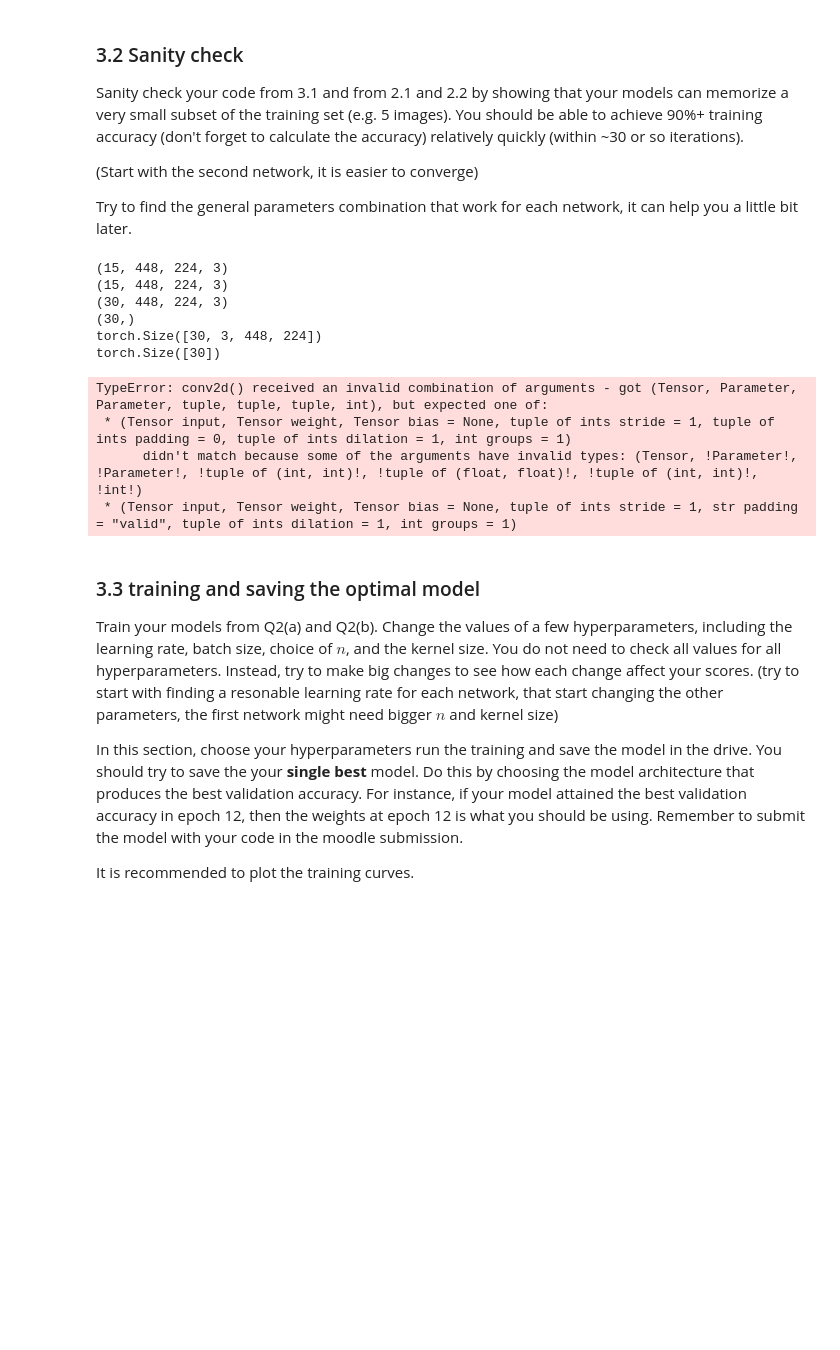
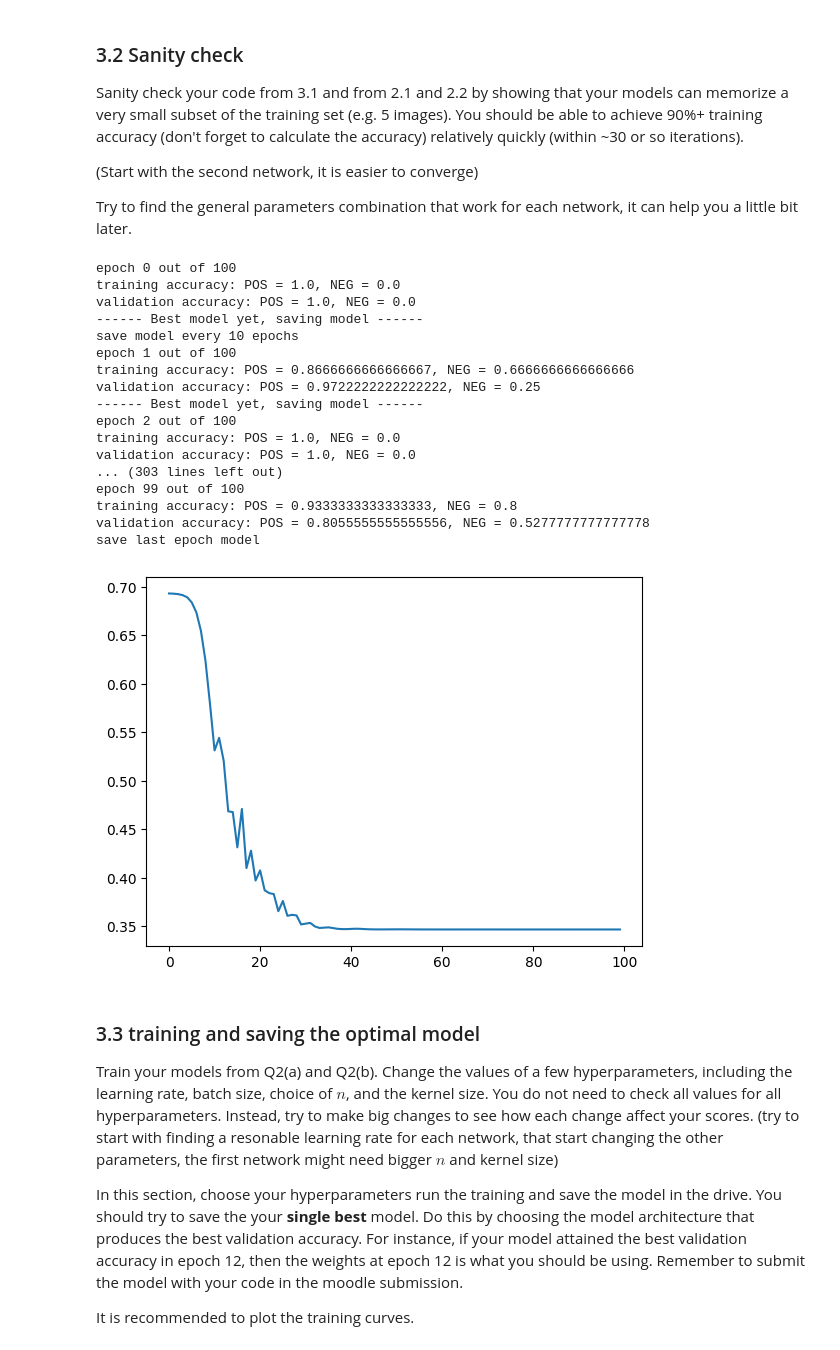
Before and after one commit to yanirMaymon/ML2024, a Jupyter notebook: Ass3/ML_DL_Assignment3.ipynb, the cells around one changed output. Cells and saved outputs as stored; diff of their text form; code cells hidden in the pictures; blank space fills up the shorter version.

```diff
--- a/Ass3/ML_DL_Assignment3.ipynb
+++ b/Ass3/ML_DL_Assignment3.ipynb
@@ -413,21 +439,3 @@ class CNN(nn.Module):
         out = F.softmax(out, dim=1)
 
         return out
-# %%
-CNN_model = CNN() # this has to be the blueprint for the model(don't add arguments)
-different_pair = generate_different_pair(train_data[:5,:,:,:,:,:])
-same_pair = generate_same_pair(train_data[:5,:,:,:,:,:])
-data = np.concatenate((same_pair, different_pair), axis=0)
-label = np.concatenate((np.ones(data.shape[0]//2), np.zeros(data.shape[0]//2)), axis=0)
-# Conversion from numpy array to torch tensor (if working with gpu also change device to gpu)
-data = torch.Tensor(data).permute(0,3,1,2)
-label = torch.Tensor(label).long()
-print(data.shape)
-print(label.shape)
-optimizer = optim.SGD(CNN_model.parameters(), lr=0.01, momentum=0.5, weight_decay=0.001)
-criterion = nn.CrossEntropyLoss()
-optimizer.zero_grad()
-output = CNN_model(data)
-loss = criterion(output, label)
-loss.backward()
-optimizer.step()
@@ -575,25 +562,36 @@ relatively quickly (within ~30 or so iterations).
 
 Try to find the general parameters combination that work for each network, it can help you a little bit later.
 # %%
-reload_functions()
-import ML_DL_Functions3
+# reload_functions()
+# import ML_DL_Functions3
 # Write your code here. Remember to include your results so that we can
 # CNNChannel_model = ML_DL_Functions3.CNNChannel() # this has to be the blueprint for the model(don't add arguments)
-CNN_model = ML_DL_Functions3.CNN() # this has to be the blueprint for the model(don't add arguments)
-train_model(CNN_model, train_data=train_data[:5,:,:,:,:,:], validation_data=valid_data[:5,:,:,:,:,:])
-
+CNNChannel_model = CNNChannel(n=6, kernel_size=5)
+trained_model, tr_acc, vl_acc, losses = train_model(CNNChannel_model, train_data=train_data[:5,:,:,:,:,:], validation_data=valid_data[:5,:,:,:,:,:],learning_rate=0.001,epochs=100,weight_decay=0)
 # see that your model attains a high training accuracy.
 # %% [output]
-(15, 448, 224, 3)
-(15, 448, 224, 3)
-(30, 448, 224, 3)
-(30,)
-torch.Size([30, 3, 448, 224])
-torch.Size([30])
+epoch 0 out of 100
+training accuracy: POS = 1.0, NEG = 0.0
+validation accuracy: POS = 1.0, NEG = 0.0
+------ Best model yet, saving model ------
+save model every 10 epochs
+epoch 1 out of 100
+training accuracy: POS = 0.8666666666666667, NEG = 0.6666666666666666
+validation accuracy: POS = 0.9722222222222222, NEG = 0.25
+------ Best model yet, saving model ------
+epoch 2 out of 100
+training accuracy: POS = 1.0, NEG = 0.0
+validation accuracy: POS = 1.0, NEG = 0.0
+... (303 lines left out)
+epoch 99 out of 100
+training accuracy: POS = 0.9333333333333333, NEG = 0.8
+validation accuracy: POS = 0.8055555555555556, NEG = 0.5277777777777778
+save last epoch model
-TypeError: conv2d() received an invalid combination of arguments - got (Tensor, Parameter, Parameter, tuple, tuple, tuple, int), but expected one of:
- * (Tensor input, Tensor weight, Tensor bias = None, tuple of ints stride = 1, tuple of ints padding = 0, tuple of ints dilation = 1, int groups = 1)
-      didn't match because some of the arguments have invalid types: (Tensor, !Parameter!, !Parameter!, !tuple of (int, int)!, !tuple of (float, float)!, !tuple of (int, int)!, !int!)
- * (Tensor input, Tensor weight, Tensor bias = None, tuple of ints stride = 1, str padding = "valid", tuple of ints dilation = 1, int groups = 1)
+# %%
+plt.plot(losses)
+plt.show()
+# %% [output]
+[figure, added]
 # %% [markdown]
 ### 3.3 training and saving the optimal model
 
```
Also changed, not shown: parts of 7 cells of this notebook.
